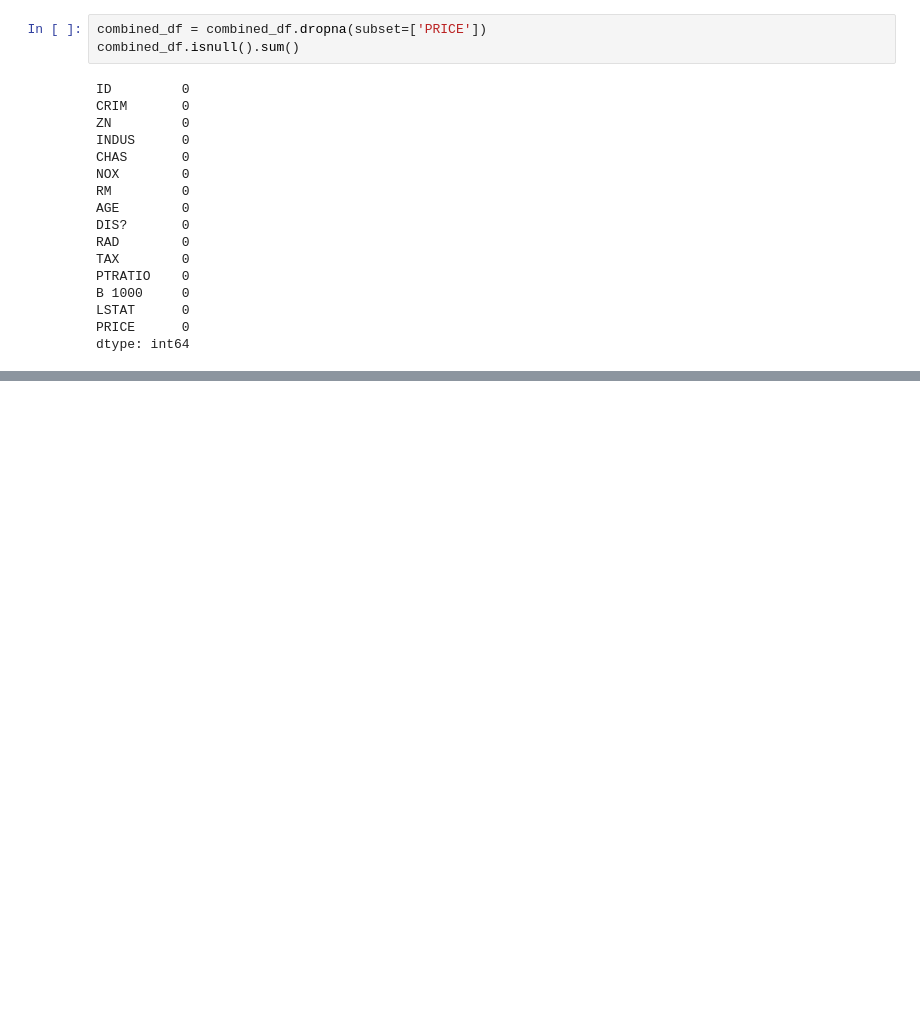
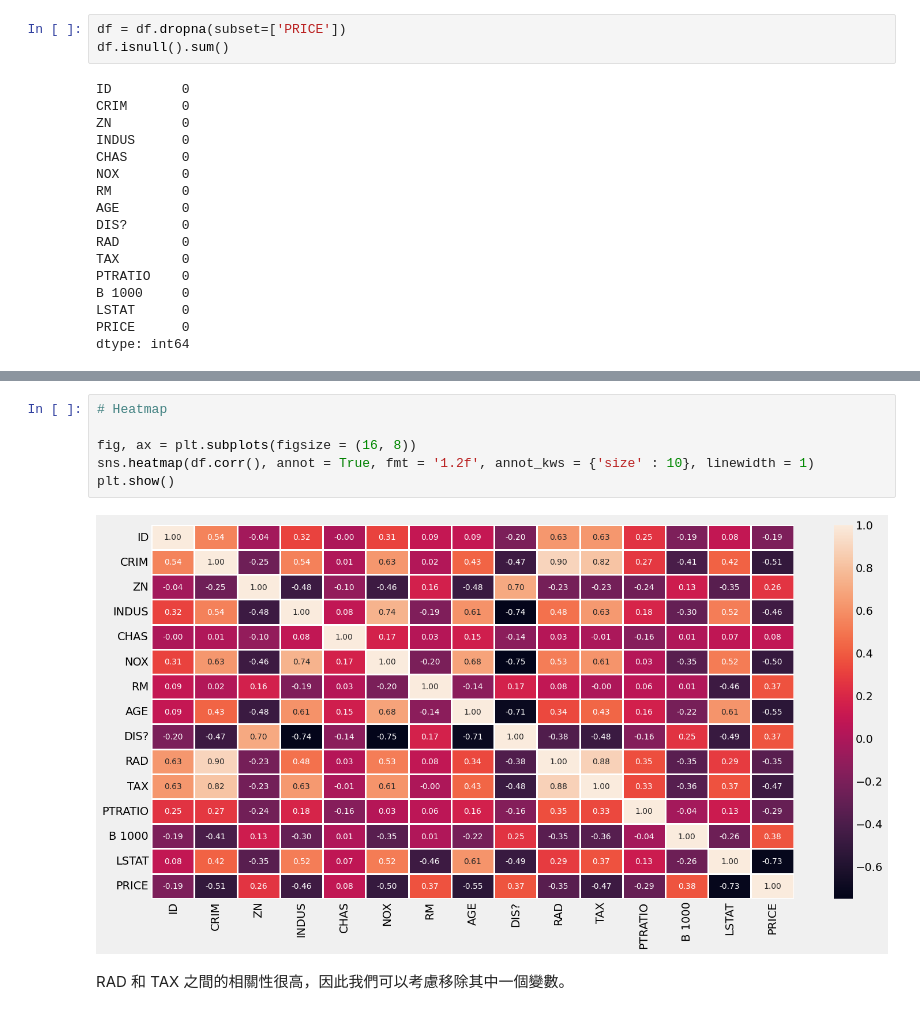
Before and after one commit to hank1224/simlab113-summer-train, a Jupyter notebook: 0716/machine-learning/homework/m11351002陳澔恩-machice-learning.ipynb, the cells around one changed output, grey strips where cells are left out. Drawn from its saved outputs; the diff is of its cells as text; blank space fills up the shorter version.

```diff
--- a/0716/machine-learning/homework/m11351002陳澔恩-machice-learning.ipynb
+++ b/0716/machine-learning/homework/m11351002陳澔恩-machice-learning.ipynb
@@ -127,8 +186,8 @@ dtype: int64
 
 這些缺失目標值的樣本無法提供有用的信息來幫助模型學習，因此應該將它們從訓練數據中移除。
 # %%
-combined_df = combined_df.dropna(subset=['PRICE'])
-combined_df.isnull().sum()
+df = df.dropna(subset=['PRICE'])
+df.isnull().sum()
 # %% [output]
 ID         0
 CRIM       0
@@ -153,0 +307,10 @@ dtype: int64
+# %%
+# Heatmap
+
+fig, ax = plt.subplots(figsize = (16, 8))
+sns.heatmap(df.corr(), annot = True, fmt = '1.2f', annot_kws = {'size' : 10}, linewidth = 1)
+plt.show()
+# %% [output]
+[figure, added]
+# %% [markdown]
+RAD 和 TAX 之間的相關性很高，因此我們可以考慮移除其中一個變數。
```
Also changed, not shown: parts of 48 cells of this notebook, 1 other file.
